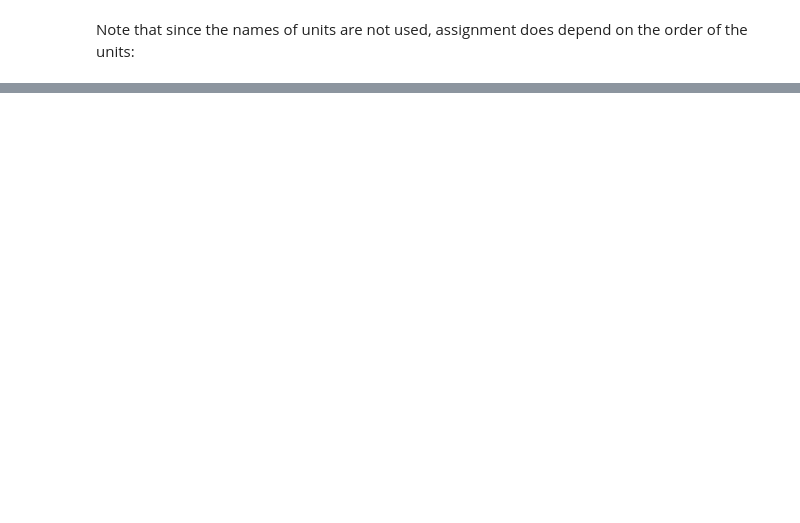
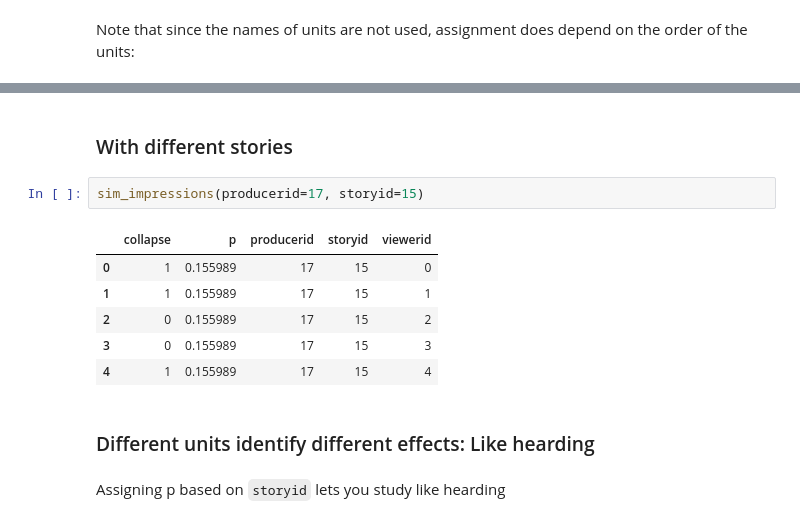
Before and after one commit to eytan/www-15-tutorial, a Jupyter notebook: 0-planout-intro.ipynb, the cells around one changed output, grey strips where cells are left out. Drawn from its saved outputs; the diff is of its cells as text; blank space fills up the shorter version.

```diff
--- a/0-planout-intro.ipynb
+++ b/0-planout-intro.ipynb
@@ -531,0 +612,15 @@ When an experiment is running under a namespace, the namespace name is concatena
+# %% [markdown]
+### With different stories
+# %%
+sim_impressions(producerid=17, storyid=15)
+# %% [output]
+|  | collapse | p | producerid | storyid | viewerid |
+| 0 | 1 | 0.155989 | 17 | 15 | 0 |
+| 1 | 1 | 0.155989 | 17 | 15 | 1 |
+| 2 | 0 | 0.155989 | 17 | 15 | 2 |
+| 3 | 0 | 0.155989 | 17 | 15 | 3 |
+| 4 | 1 | 0.155989 | 17 | 15 | 4 |
+# %% [markdown]
+### Different units identify different effects: Like hearding
+# %% [markdown]
+Assigning p based on `storyid` lets you study like hearding
```
Also changed, not shown: parts of 158 cells of this notebook, 6 other files.
